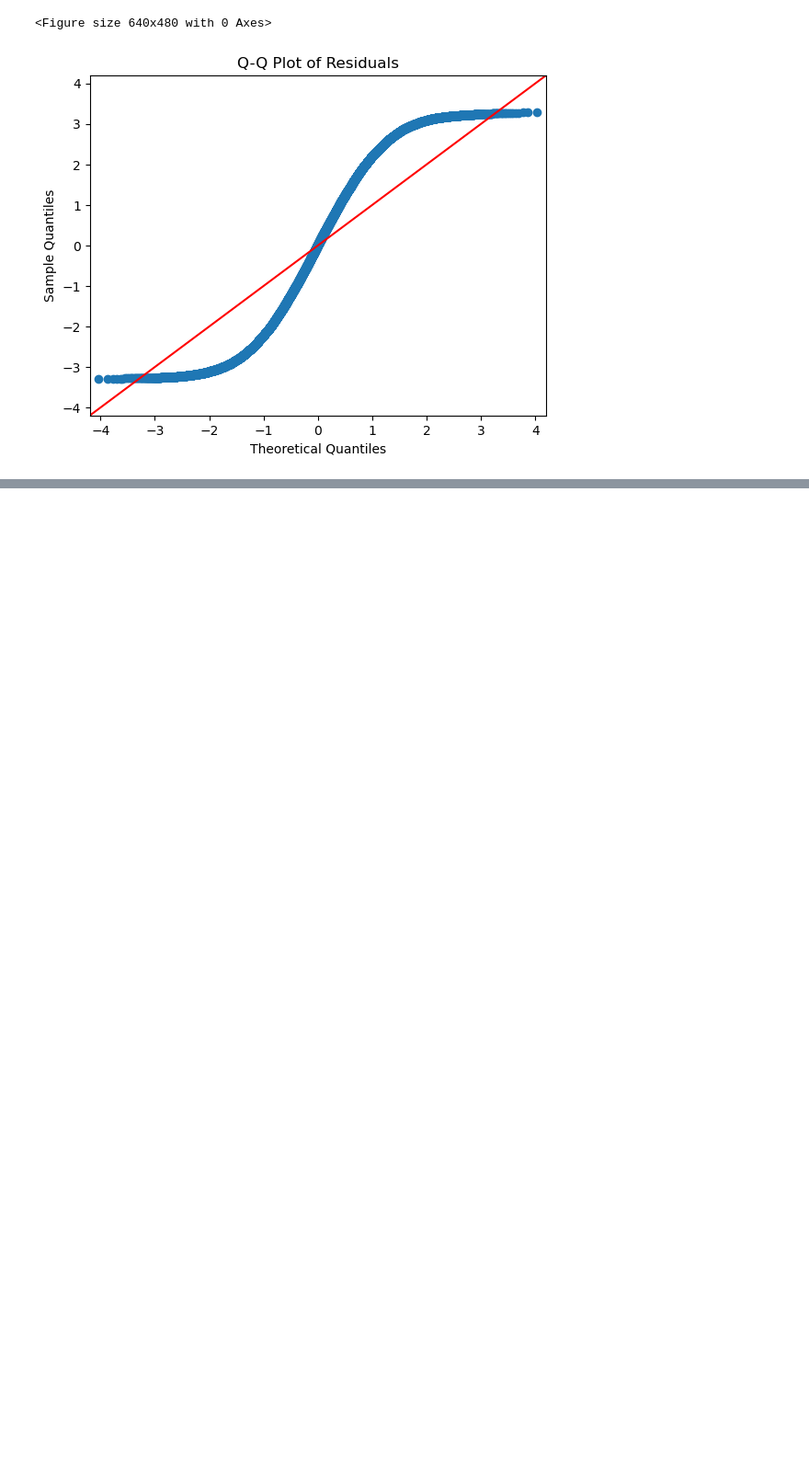
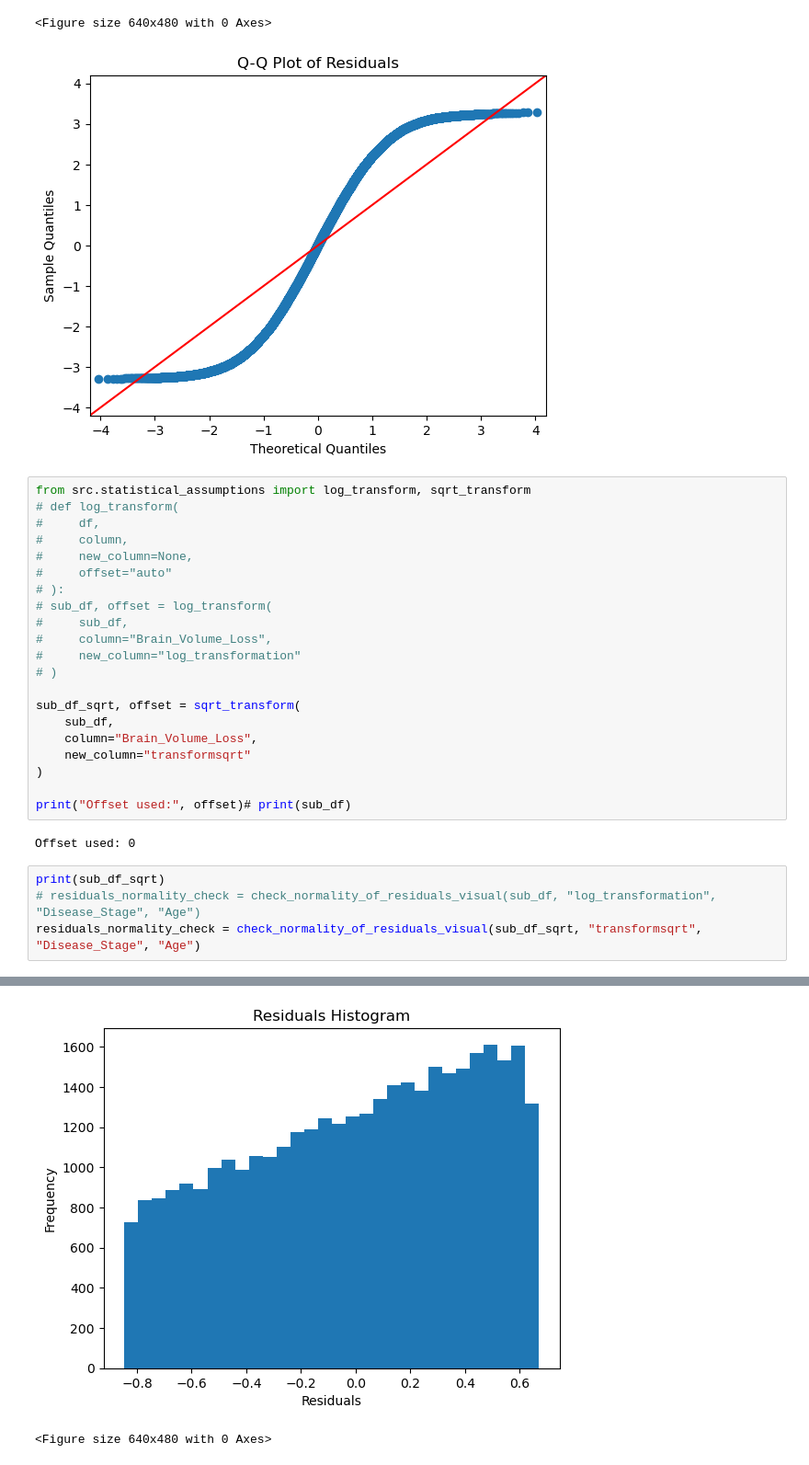
Before and after one commit to carolfarahh/final_project, a Jupyter notebook: main.ipynb, the cells around one changed output, grey strips where cells are left out. Shown at 92% size. Drawn from its saved outputs; the diff is of its cells as text; blank space fills up the shorter version.

```diff
--- a/main.ipynb
+++ b/main.ipynb
@@ -191,3 +191,31 @@ residuals_normality_check = check_normality_of_residuals_visual(sub_df, "Brain_V
 [figure]
 <Figure size 640x480 with 0 Axes>
 [figure]
+# %%
+from src.statistical_assumptions import log_transform, sqrt_transform
+# def log_transform(
+#     df,
+#     column,
+#     new_column=None,
+#     offset="auto"
+# ):
+# sub_df, offset = log_transform(
+#     sub_df,
+#     column="Brain_Volume_Loss",
+#     new_column="log_transformation"
+# )
+
+sub_df_sqrt, offset = sqrt_transform(
+    sub_df,
+    column="Brain_Volume_Loss",
+    new_column="transformsqrt"
+)
+
+print("Offset used:", offset)# print(sub_df)
+# %% [output]
+Offset used: 0
+# %%
+print(sub_df_sqrt)
+# residuals_normality_check = check_normality_of_residuals_visual(sub_df, "log_transformation", "Disease_Stage", "Age")
+residuals_normality_check = check_normality_of_residuals_visual(sub_df_sqrt, "transformsqrt", "Disease_Stage", "Age")
+# %% [output]
@@ -193,0 +239,2 @@ residuals_normality_check = check_normality_of_residuals_visual(sub_df, "Brain_V
+[figure, added]
+<Figure size 640x480 with 0 Axes>
```
Also changed, not shown: parts of 6 cells of this notebook, 2 other files.
